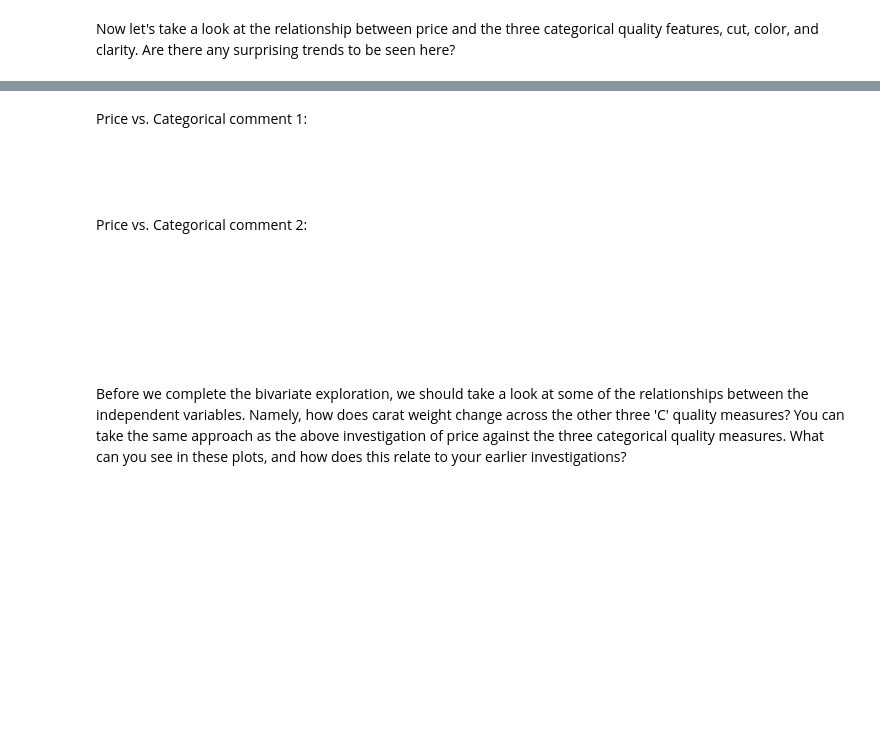
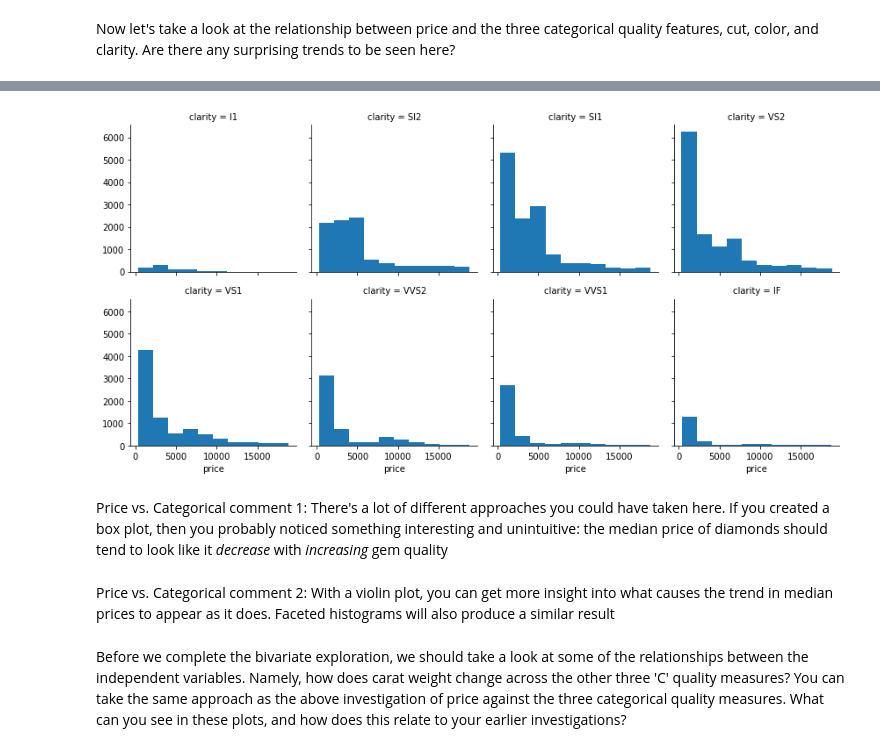
Before and after one commit to deutschkihun/Data-Analysis, a Jupyter notebook: Project 4/Visualization case study.ipynb, the cells around one changed output, grey strips where cells are left out. Drawn from its saved outputs; the diff is of its cells as text; code cells hidden in the pictures; blank space fills up the shorter version.

```diff
--- a/Project 4/Visualization case study.ipynb
+++ b/Project 4/Visualization case study.ipynb
@@ -228,9 +242,13 @@ Now let's take a look at the relationship between price and the three categorica
 # %%
-# bivariate plots of price vs. cut, color, clarity
+# bivariate plots of price vs clarity
+g=sns.FacetGrid(data=diamonds,col='clarity',col_wrap=4)
+g.map(plt.hist,'price');
+# %% [output]
+[figure, added]
 # %% [markdown]
-Price vs. Categorical comment 1: <span style="color:white">There's a lot of different approaches you could have taken here. If you created a box plot, then you probably noticed something interesting and unintuitive: the median price of diamonds should tend to look like it _decrease_ with _increasing_ gem quality. Shouldn't we expect this to be the other way around? This deserves a deeper look. Is there a different plot type to choose that shows more details in the data?</span>
+Price vs. Categorical comment 1: There's a lot of different approaches you could have taken here. If you created a box plot, then you probably noticed something interesting and unintuitive: the median price of diamonds should tend to look like it _decrease_ with _increasing_ gem quality
-# %% [markdown]
-Price vs. Categorical comment 2: <span style="color:white">With a violin plot, you can get more insight into what causes the trend in median prices to appear as it does. Faceted histograms will also produce a similar result, though unless the faceting keeps the price axis common across facets, the trend will be harder to see. For each ordinal variable, there are multiple modes into which prices appear to fall. Going across increasing quality levels, you should see that the modes rise in price - this should be the expected effect of quality. However, you should also see that more of the data will be located in the lower-priced modes - this explains the unintuitive result noted in the previous comment. This is clearest in the clarity variable. Let's keep searching the data to see if there's more we can say about this pattern.</span>
+# %% [markdown]
+Price vs. Categorical comment 2: With a violin plot, you can get more insight into what causes the trend in median prices to appear as it does. Faceted histograms will also produce a similar result
 # %% [markdown]
 Before we complete the bivariate exploration, we should take a look at some of the relationships between the independent variables. Namely, how does carat weight change across the other three 'C' quality measures? You can take the same approach as the above investigation of price against the three categorical quality measures. What can you see in these plots, and how does this relate to your earlier investigations?
 # %%
```
Also changed, not shown: parts of 16 cells of this notebook.
